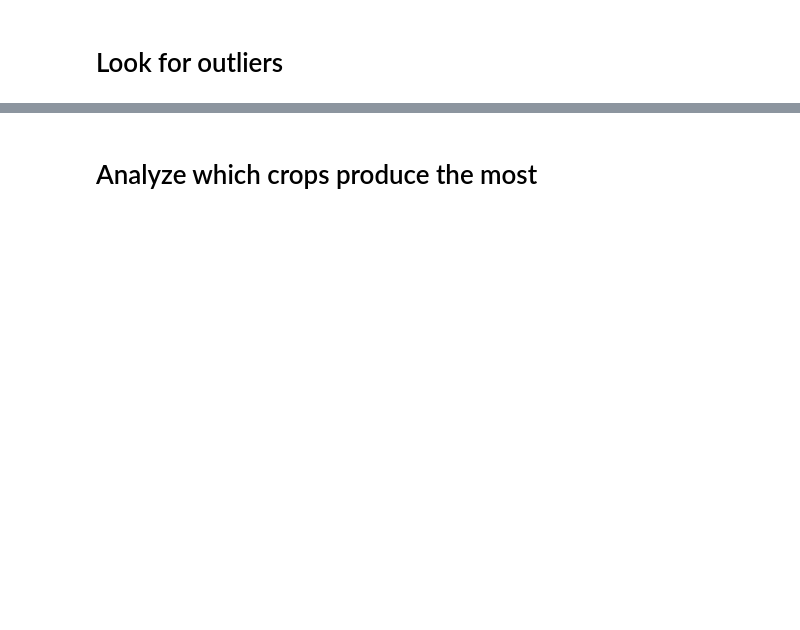
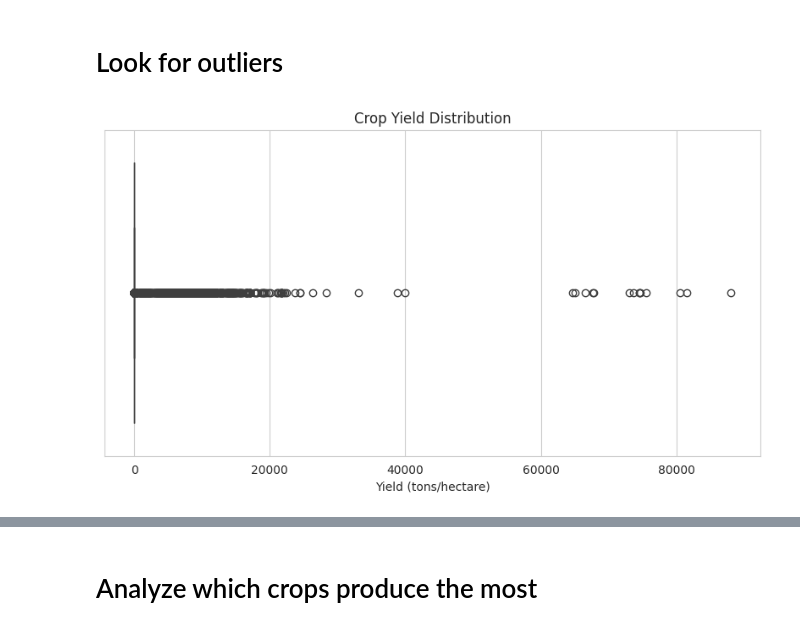
Before and after one commit to Rini43/Agricultural-Intelligence, a Jupyter notebook: crop.ipynb, the cells around one changed output, grey strips where cells are left out. Saved outputs shown, nothing was run; the diff lists cells and outputs as text; code cells hidden in the pictures; blank space fills up the shorter version.

```diff
--- a/crop.ipynb
+++ b/crop.ipynb
@@ -215,4 +226,4 @@ Index(['N', 'P', 'K', 'temperature', 'humidity', 'ph', 'rainfall', 'label'], dty
 # %%
-crop_df["Yield_ton_per_ha"] = (
-    crop_df["Production"] / crop_df["Area"]
+production_df["Yield_ton_per_ha"] = (
+    production_df["Production"] / production_df["Area"]
 )
@@ -230 +240,4 @@ crop_df = crop_df[crop_df["Production"] >= 0]
+# %%
+production_df = production_df[production_df["Area"] > 0]
+production_df = production_df[production_df["Production"] >= 0]
 # %%
@@ -234,10 +258,12 @@ crop_df["Yield_ton_per_ha"].describe()
 # %%
 plt.figure(figsize=(10, 5))
 sns.boxplot(
-    x=crop_df["Yield_ton_per_ha"]
+    x=production_df["Yield_ton_per_ha"]
 )
 
 plt.title("Crop Yield Distribution")
 plt.xlabel("Yield (tons/hectare)")
 plt.show()
+# %% [output]
+[figure, added]
 # %%
```
Also changed, not shown: parts of 28 cells of this notebook.
